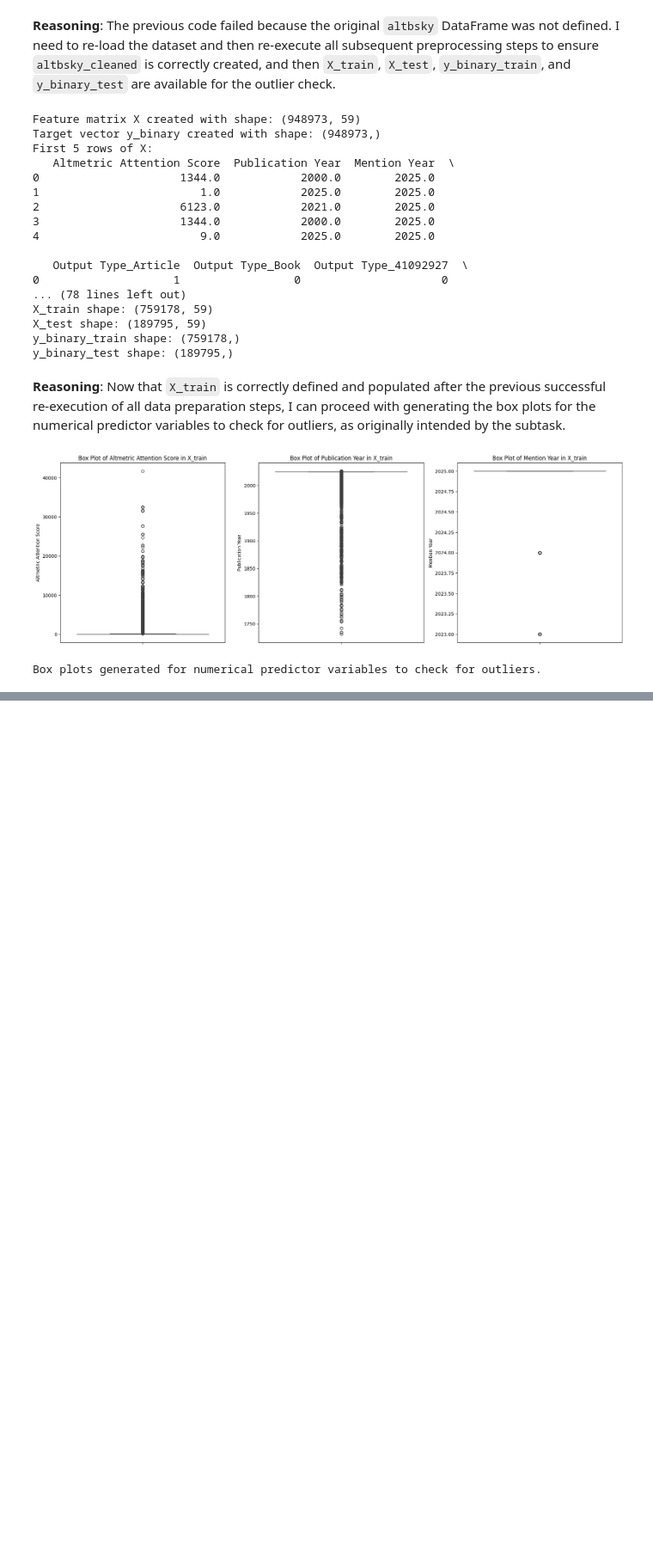
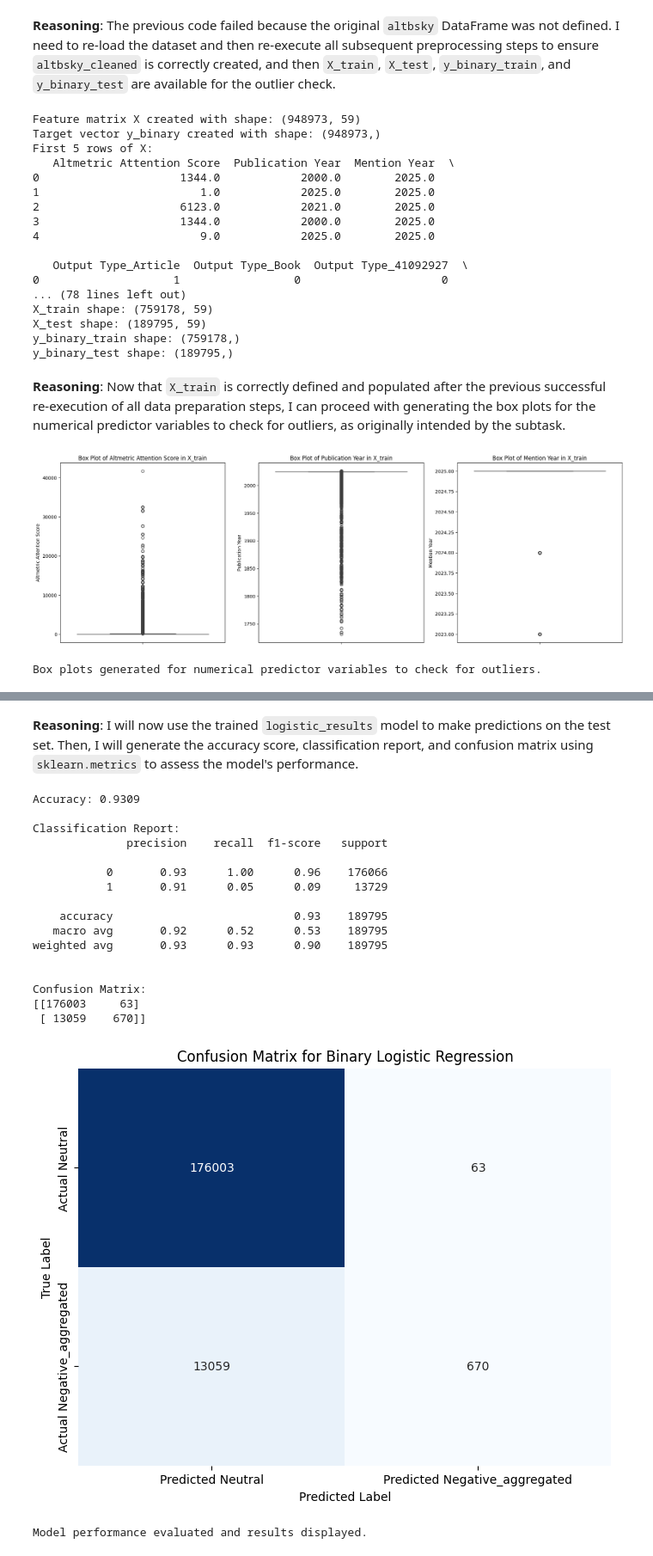
Before and after one commit to cdromcom/inst737, a Jupyter notebook: inst737_finalProject_jayPatel_bskyReg.ipynb, the cells around one changed output, grey strips where cells are left out. Shown at 86% size. Cells and saved outputs as stored; diff of their text form; code cells hidden in the pictures; blank space fills up the shorter version.

```diff
--- a/inst737_finalProject_jayPatel_bskyReg.ipynb
+++ b/inst737_finalProject_jayPatel_bskyReg.ipynb
@@ -1516,0 +1568,15 @@ Box plots generated for numerical predictor variables to check for outliers.
+# %%
+import statsmodels.api as sm
+
+# Add a constant to the training data for the intercept
+X_train_const = sm.add_constant(X_train)
+
+# Instantiate and fit the Logistic Regression model
+# Using 'auto' for method selection and 'lbfgs' if 'auto' fails
+# The default `fit_regularized` method can be slower for large datasets without explicit regularization needed.
+# Therefore, we will try `fit` first, which uses an unregularized fit.
+logit_model = sm.Logit(y_binary_train, X_train_const)
+logistic_results = logit_model.fit(method='bfgs', maxiter=1000) # Using 'bfgs' or 'lbfgs' as a robust optimizer
+
+print(logistic_results.summary())
+print("\nBinary Logistic Regression model trained.")
@@ -1516,0 +1606,61 @@ Box plots generated for numerical predictor variables to check for outliers.
+# %% [markdown]
+**Reasoning**:
+I will now use the trained `logistic_results` model to make predictions on the test set. Then, I will generate the accuracy score, classification report, and confusion matrix using `sklearn.metrics` to assess the model's performance.
+# %%
+from sklearn.metrics import accuracy_score, classification_report, confusion_matrix
+
+# Add a constant to the test data for prediction
+X_test_const = sm.add_constant(X_test, has_constant='add')
+
+# Predict probabilities on the test set
+y_pred_prob = logistic_results.predict(X_test_const)
+
+# Convert probabilities to binary predictions (0 or 1) using a threshold of 0.5
+y_pred = (y_pred_prob >= 0.5).astype(int)
+
+# Calculate and print accuracy
+accuracy = accuracy_score(y_binary_test, y_pred)
+print(f"Accuracy: {accuracy:.4f}")
+
+# Generate and print the classification report
+print("\nClassification Report:")
+print(classification_report(y_binary_test, y_pred))
+
+# Generate and print the confusion matrix
+conf_matrix = confusion_matrix(y_binary_test, y_pred)
+print("\nConfusion Matrix:")
+print(conf_matrix)
+
+# Optional: Visualize Confusion Matrix
+import seaborn as sns
+import matplotlib.pyplot as plt
+
+plt.figure(figsize=(8, 6))
+sns.heatmap(conf_matrix, annot=True, fmt='d', cmap='Blues', cbar=False,
+            xticklabels=['Predicted Neutral', 'Predicted Negative_aggregated'],
+            yticklabels=['Actual Neutral', 'Actual Negative_aggregated'])
+plt.title('Confusion Matrix for Binary Logistic Regression')
+plt.xlabel('Predicted Label')
+plt.ylabel('True Label')
+plt.show()
+
+print("Model performance evaluated and results displayed.")
+# %% [output]
+Accuracy: 0.9309
+
+Classification Report:
+              precision    recall  f1-score   support
+
+           0       0.93      1.00      0.96    176066
+           1       0.91      0.05      0.09     13729
+
+    accuracy                           0.93    189795
+   macro avg       0.92      0.52      0.53    189795
+weighted avg       0.93      0.93      0.90    189795
+
+
+Confusion Matrix:
+[[176003     63]
+ [ 13059    670]]
+[figure, added]
+Model performance evaluated and results displayed.
```
Also changed, not shown: parts of 10 cells of this notebook.
